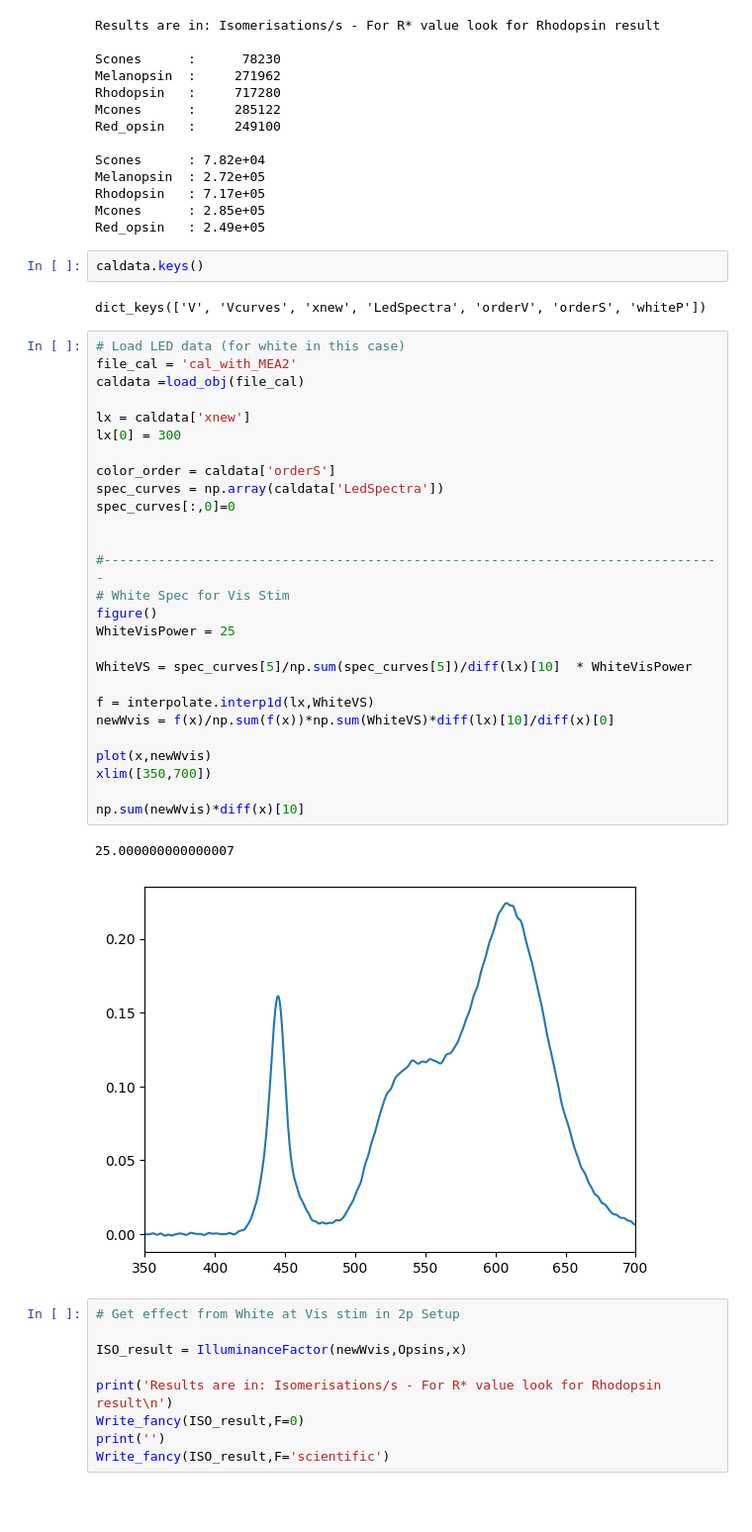
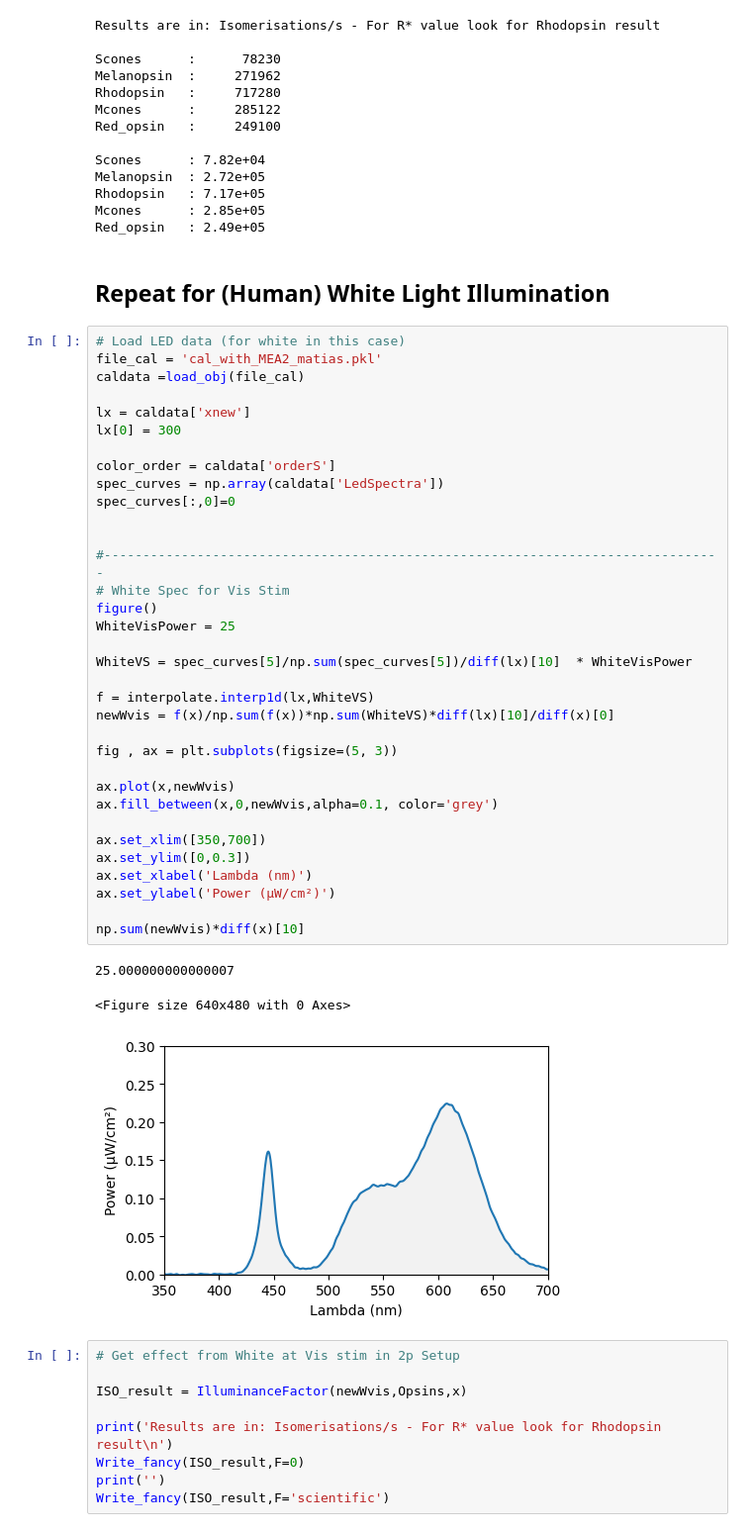
Before and after one commit to FilippoCastellani/photoreceptor_isomerisation, a Jupyter notebook: Calculate_isomerizations.ipynb, the cells around one changed output. Shown at 99% size. Saved outputs shown, nothing was run; the diff lists cells and outputs as text; blank space fills up the shorter version.

```diff
--- a/Calculate_isomerizations.ipynb
+++ b/Calculate_isomerizations.ipynb
@@ -270,40 +274,46 @@ Melanopsin  : 2.72e+05
 Rhodopsin   : 7.17e+05
 Mcones      : 2.85e+05
 Red_opsin   : 2.49e+05
-# %%
-caldata.keys()
-# %% [output]
-dict_keys(['V', 'Vcurves', 'xnew', 'LedSpectra', 'orderV', 'orderS', 'whiteP'])
+# %% [markdown]
+## Repeat for (Human) White Light Illumination
 # %%
 # Load LED data (for white in this case)
-file_cal = 'cal_with_MEA2'
+file_cal = 'cal_with_MEA2_matias.pkl'
 caldata =load_obj(file_cal)
 
 lx = caldata['xnew']
 lx[0] = 300
 
 color_order = caldata['orderS']
 spec_curves = np.array(caldata['LedSpectra'])
 spec_curves[:,0]=0
 
 
 #--------------------------------------------------------------------------------
 # White Spec for Vis Stim
 figure()
 WhiteVisPower = 25
 
 WhiteVS = spec_curves[5]/np.sum(spec_curves[5])/diff(lx)[10]  * WhiteVisPower
 
 f = interpolate.interp1d(lx,WhiteVS)
 newWvis = f(x)/np.sum(f(x))*np.sum(WhiteVS)*diff(lx)[10]/diff(x)[0]
 
-plot(x,newWvis)
-xlim([350,700])
+fig , ax = plt.subplots(figsize=(5, 3))
+
+ax.plot(x,newWvis)
+ax.fill_between(x,0,newWvis,alpha=0.1, color='grey')
+
+ax.set_xlim([350,700])
+ax.set_ylim([0,0.3])
+ax.set_xlabel('Lambda (nm)')
+ax.set_ylabel('Power (µW/cm²)')
 
 np.sum(newWvis)*diff(x)[10]
 # %% [output]
 25.000000000000007
+<Figure size 640x480 with 0 Axes>
-[figure, old version]
+[figure, new version]
 # %%
 # Get effect from White at Vis stim in 2p Setup
 
```
Also changed, not shown: parts of 24 cells of this notebook, 1 other file.
